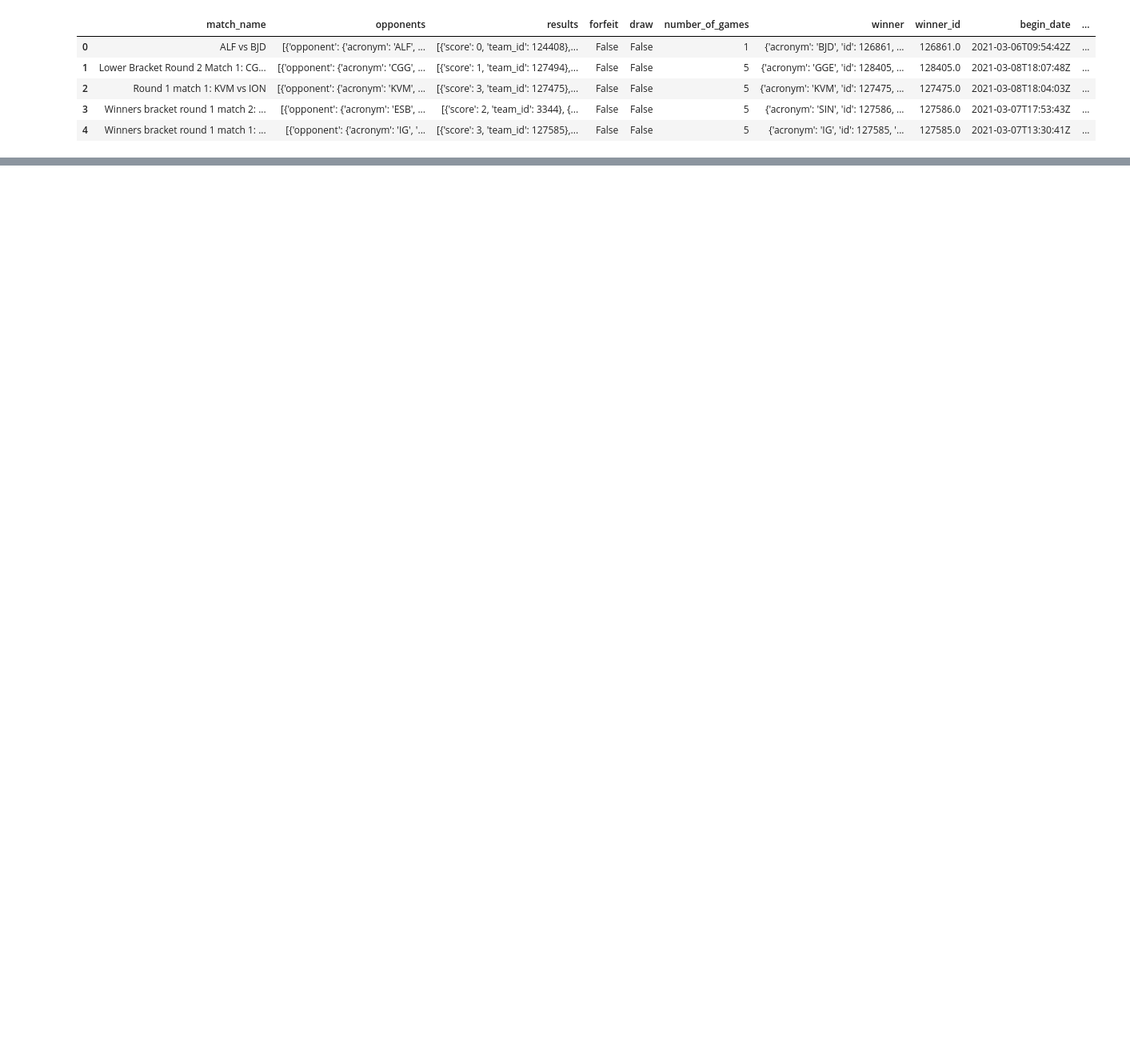
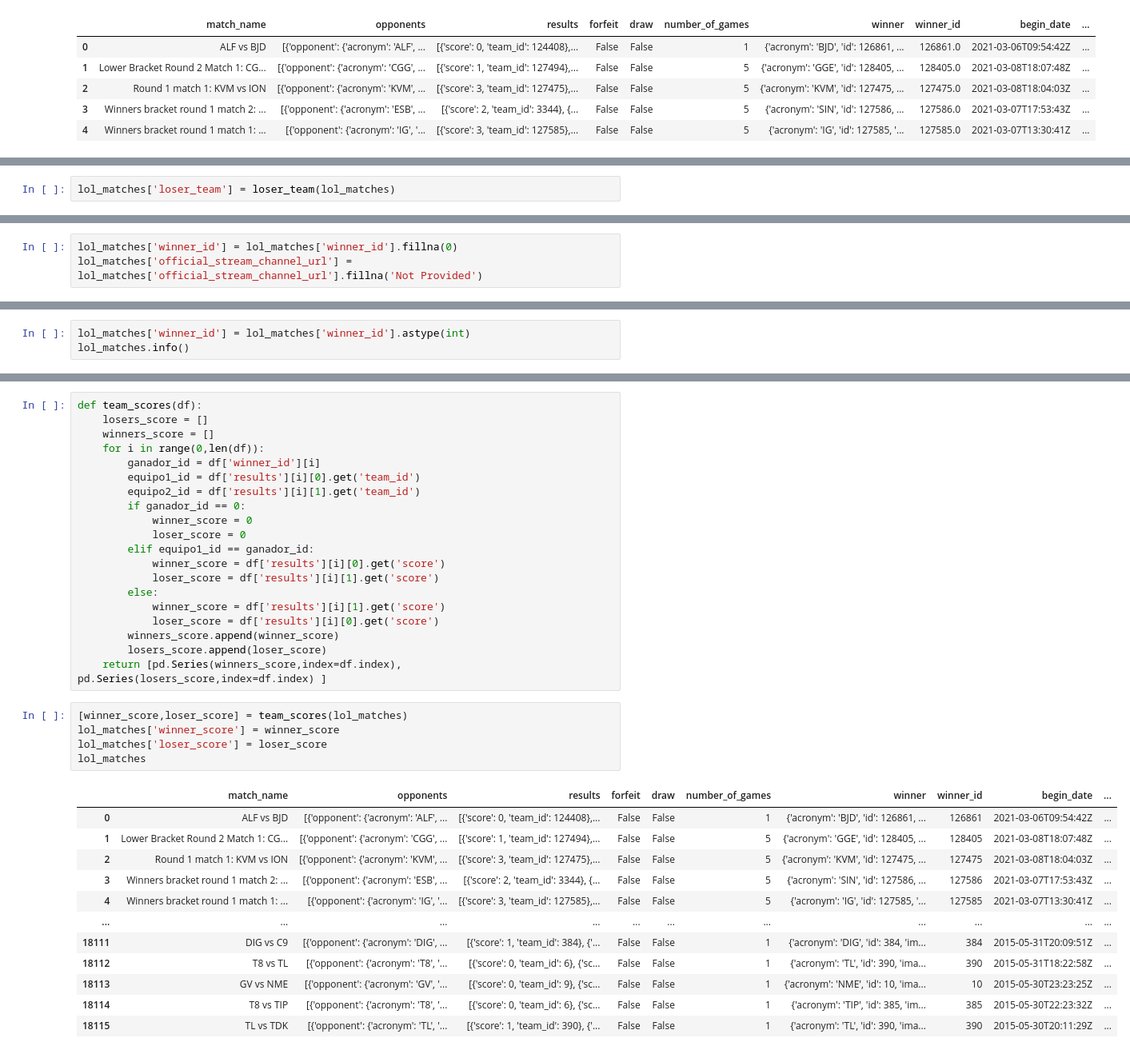
Before and after one commit to JMCastle98/M3_Procesamiento_de_datos, a Jupyter notebook: M3_Postwork7/Postwork_07_python.ipynb, the cells around one changed output, grey strips where cells are left out. Shown at 80% size. Cells and saved outputs as stored; diff of their text form; blank space fills up the shorter version.

```diff
--- a/M3_Postwork7/Postwork_07_python.ipynb
+++ b/M3_Postwork7/Postwork_07_python.ipynb
@@ -82,0 +109,2 @@ Para ello aprovecharemos las propiedades de listas y los aplicaremos a una funci
+# %%
+lol_matches['loser_team'] = loser_team(lol_matches)
@@ -82,0 +119,3 @@ Para ello aprovecharemos las propiedades de listas y los aplicaremos a una funci
+# %%
+lol_matches['winner_id'] = lol_matches['winner_id'].fillna(0)
+lol_matches['official_stream_channel_url'] = lol_matches['official_stream_channel_url'].fillna('Not Provided')
@@ -82,0 +131,3 @@ Para ello aprovecharemos las propiedades de listas y los aplicaremos a una funci
+# %%
+lol_matches['winner_id'] = lol_matches['winner_id'].astype(int)
+lol_matches.info()
@@ -82,0 +154,38 @@ Para ello aprovecharemos las propiedades de listas y los aplicaremos a una funci
+# %%
+def team_scores(df):
+    losers_score = []
+    winners_score = []
+    for i in range(0,len(df)):
+        ganador_id = df['winner_id'][i]
+        equipo1_id = df['results'][i][0].get('team_id')
+        equipo2_id = df['results'][i][1].get('team_id')
+        if ganador_id == 0:
+            winner_score = 0
+            loser_score = 0
+        elif equipo1_id == ganador_id:
+            winner_score = df['results'][i][0].get('score')
+            loser_score = df['results'][i][1].get('score')
+        else:
+            winner_score = df['results'][i][1].get('score')
+            loser_score = df['results'][i][0].get('score')
+        winners_score.append(winner_score)
+        losers_score.append(loser_score)
+    return [pd.Series(winners_score,index=df.index), pd.Series(losers_score,index=df.index) ]
+# %%
+[winner_score,loser_score] = team_scores(lol_matches)
+lol_matches['winner_score'] = winner_score
+lol_matches['loser_score'] = loser_score
+lol_matches
+# %% [output]
+|  | match_name | opponents | results | forfeit | draw | number_of_games | winner | winner_id | begin_date | ... |
+| 0 | ALF vs BJD | [{'opponent': {'acronym': 'ALF', ... | [{'score': 0, 'team_id': 124408},... | False | False | 1 | {'acronym': 'BJD', 'id': 126861, ... | 126861 | 2021-03-06T09:54:42Z | ... |
+| 1 | Lower Bracket Round 2 Match 1: CG... | [{'opponent': {'acronym': 'CGG', ... | [{'score': 1, 'team_id': 127494},... | False | False | 5 | {'acronym': 'GGE', 'id': 128405, ... | 128405 | 2021-03-08T18:07:48Z | ... |
+| 2 | Round 1 match 1: KVM vs ION | [{'opponent': {'acronym': 'KVM', ... | [{'score': 3, 'team_id': 127475},... | False | False | 5 | {'acronym': 'KVM', 'id': 127475, ... | 127475 | 2021-03-08T18:04:03Z | ... |
+| 3 | Winners bracket round 1 match 2: ... | [{'opponent': {'acronym': 'ESB', ... | [{'score': 2, 'team_id': 3344}, {... | False | False | 5 | {'acronym': 'SIN', 'id': 127586, ... | 127586 | 2021-03-07T17:53:43Z | ... |
+| 4 | Winners bracket round 1 match 1: ... | [{'opponent': {'acronym': 'IG', '... | [{'score': 3, 'team_id': 127585},... | False | False | 5 | {'acronym': 'IG', 'id': 127585, '... | 127585 | 2021-03-07T13:30:41Z | ... |
+| ... | ... | ... | ... | ... | ... | ... | ... | ... | ... | ... |
+| 18111 | DIG vs C9 | [{'opponent': {'acronym': 'DIG', ... | [{'score': 1, 'team_id': 384}, {'... | False | False | 1 | {'acronym': 'DIG', 'id': 384, 'im... | 384 | 2015-05-31T20:09:51Z | ... |
+| 18112 | T8 vs TL | [{'opponent': {'acronym': 'T8', '... | [{'score': 0, 'team_id': 6}, {'sc... | False | False | 1 | {'acronym': 'TL', 'id': 390, 'ima... | 390 | 2015-05-31T18:22:58Z | ... |
+| 18113 | GV vs NME | [{'opponent': {'acronym': 'GV', '... | [{'score': 0, 'team_id': 9}, {'sc... | False | False | 1 | {'acronym': 'NME', 'id': 10, 'ima... | 10 | 2015-05-30T23:23:25Z | ... |
+| 18114 | T8 vs TIP | [{'opponent': {'acronym': 'T8', '... | [{'score': 0, 'team_id': 6}, {'sc... | False | False | 1 | {'acronym': 'TIP', 'id': 385, 'im... | 385 | 2015-05-30T22:23:32Z | ... |
+| 18115 | TL vs TDK | [{'opponent': {'acronym': 'TL', '... | [{'score': 1, 'team_id': 390}, {'... | False | False | 1 | {'acronym': 'TL', 'id': 390, 'ima... | 390 | 2015-05-30T20:11:29Z | ... |
```
Also changed, not shown: parts of 35 cells of this notebook.
